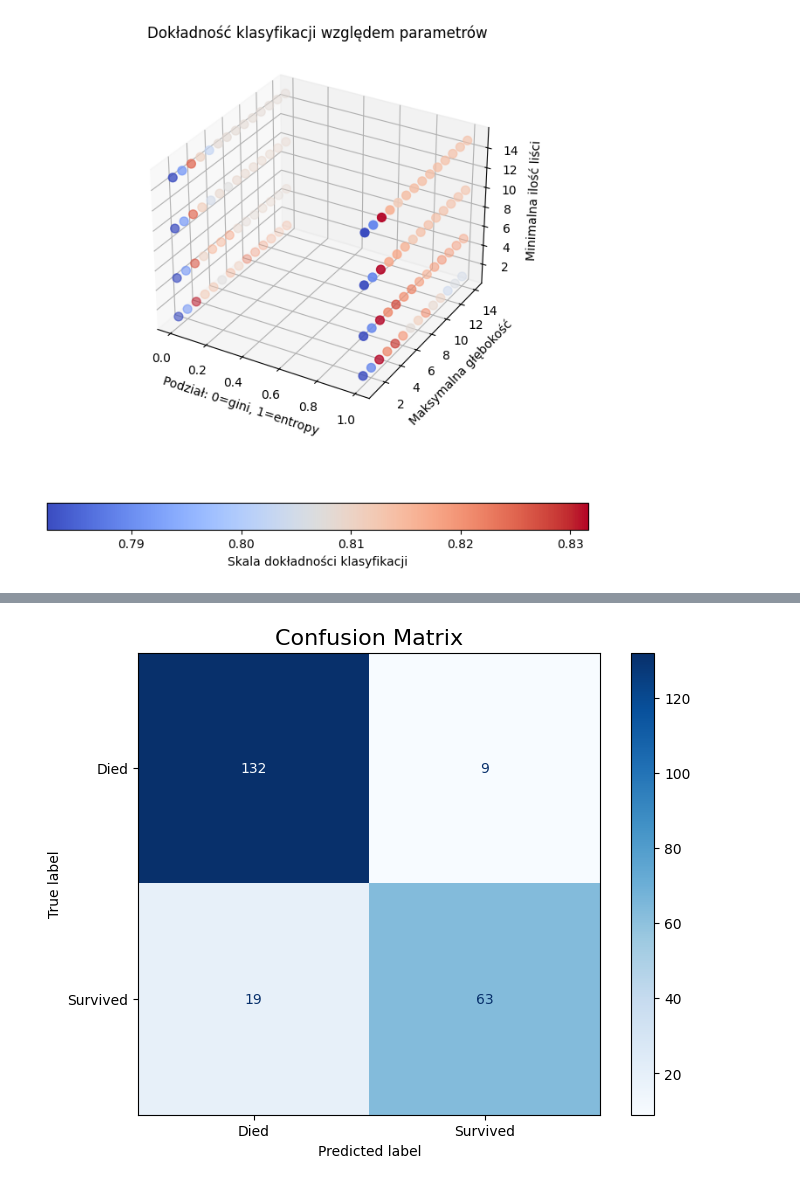
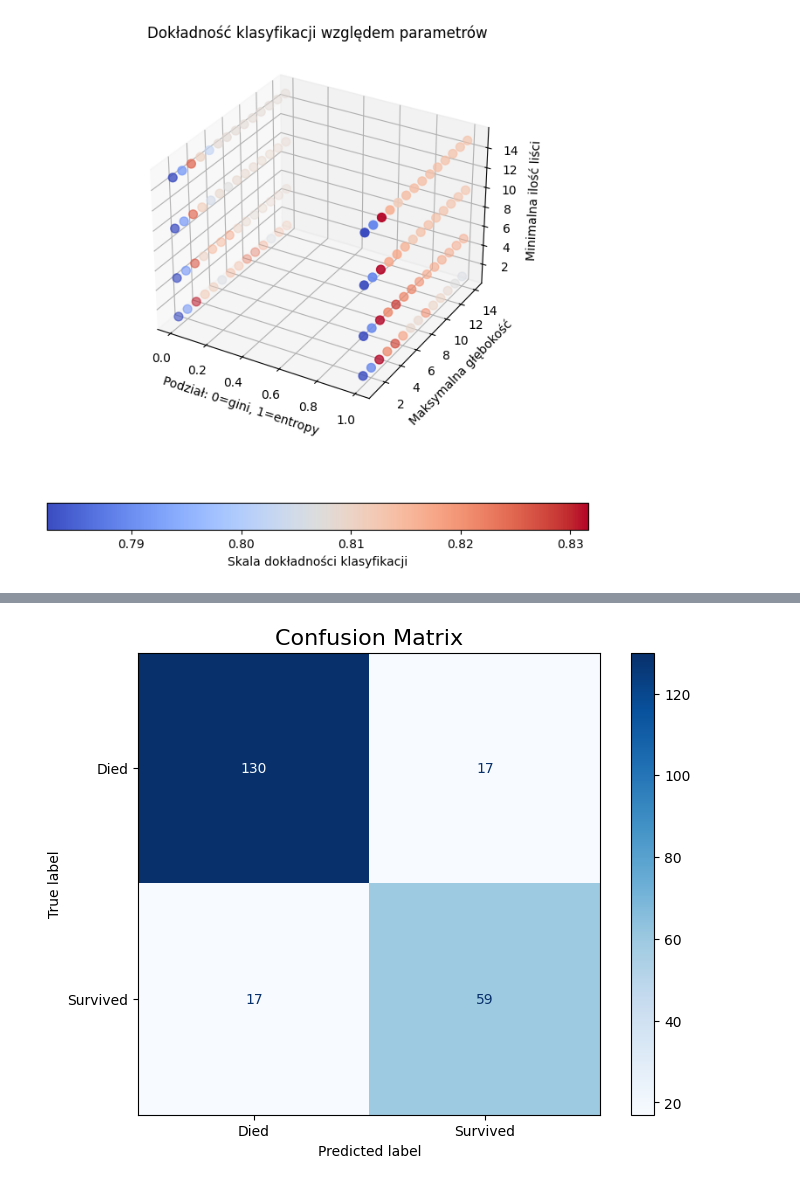
Before and after one commit to mwardynski/data-mining, a Jupyter notebook: lab2/lab2_1.ipynb, the cells around one changed output, grey strips where cells are left out. Cells and saved outputs as stored; diff of their text form; code cells hidden in the pictures.

```diff
--- a/lab2/lab2_1.ipynb
+++ b/lab2/lab2_1.ipynb
@@ -1,9 +1,12 @@
 # %%
+#5.1
+
 import pandas as pd
 
 train = pd.read_csv("ed-titanic-training.csv", index_col=0)
 test = pd.read_csv("ed-titanic-test.csv", index_col=0)
 
+train = train.dropna(subset=["Survived"])
 train.loc[train['Age'] > 3, 'Age'] = 4
 test.loc[test['Age'] > 3, 'Age'] = 4
 
@@ -206,15 +247,18 @@ x_train, x_test, y_train, y_test = train_test_split(data_x, data_y, train_size=0
 # %%
+#5.10
+
 from sklearn.metrics import confusion_matrix, ConfusionMatrixDisplay
 
+decision_tree = DecisionTreeClassifier(max_depth=3, criterion='entropy', min_samples_leaf=1)
 decision_tree.fit(x_train, y_train)
 
 y_pred = decision_tree.predict(x_test)
 cm = confusion_matrix(y_test, y_pred)
 
 disp = ConfusionMatrixDisplay(confusion_matrix=cm, display_labels=['Died', 'Survived'])
 fig, diag = plt.subplots(figsize=(8, 6))
 disp.plot(cmap=plt.cm.Blues, ax=diag)
 diag.set_title('Confusion Matrix', fontsize=16)
 plt.show()
 # %% [output]
-[figure, old version]
+[figure, new version]
```
Also changed, not shown: parts of 20 cells of this notebook, 2 other files.
